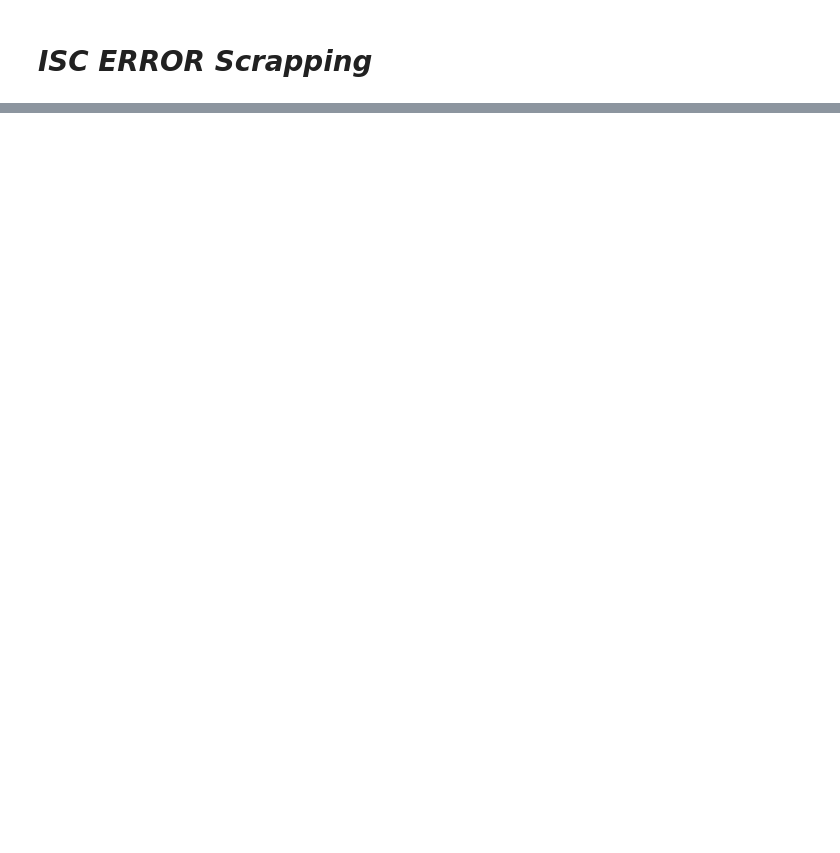
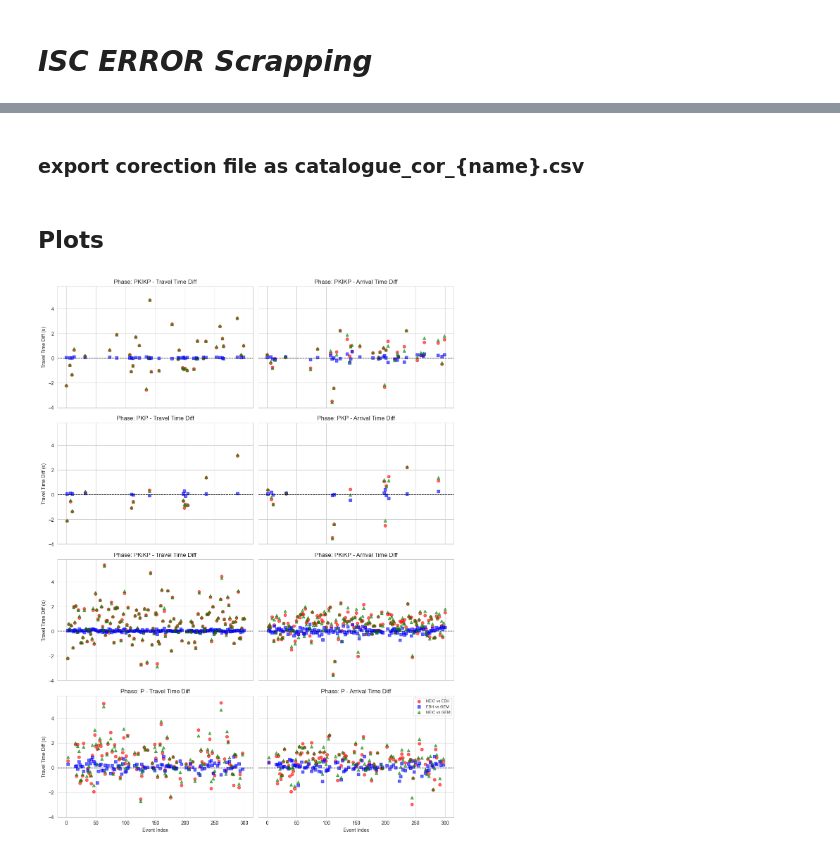
Before and after one commit to GEO-OCEAN-hydroacoustic/toolbox, a Jupyter notebook: src/utils/physics/predict_tel_time/Preprocessing_p_time.ipynb, the cells around one changed output, grey strips where cells are left out. Drawn from its saved outputs; the diff is of its cells as text; code cells hidden in the pictures; blank space fills up the shorter version.

```diff
--- a/src/utils/physics/predict_tel_time/Preprocessing_p_time.ipynb
+++ b/src/utils/physics/predict_tel_time/Preprocessing_p_time.ipynb
@@ -283,7 +310,7 @@ TIME_TOLERANCE = 10  # seconds
 # Initialize candidate column
 catalogue['candidate'] = False
 catalogue['file_number'] = -1
-manager = DatFilesManager(PATH)
+manager = DatFilesManager(PATH,kwargs='raw')
 
 def find_candidates(manager, catalogue):
     ORIGINAL_FS = 240.0
@@ -499,0 +617,16 @@ Results saved to seismic_uncertainty_results.csv
+# %%
+PATH = '../../../../data/ISC_cat'
+NAME_NEIC = '/EHB_merged_M6.csv'
+catalogue_ebh = pd.read_csv(PATH + NAME_NEIC, parse_dates=['time', 'key_time'], date_format='ISO8601')
+
+# Expand DataFrame to include all phases
+catalogue_ebh['phases'] = catalogue_ebh.apply(calculate_phases, axis=1)
+catalogue_ebh = catalogue_ebh.explode('phases').reset_index(drop=True)
+
+# Extract phase details into columns
+phase_data = pd.json_normalize(catalogue_ebh['phases'])
+catalogue_ebh = pd.concat([catalogue_ebh.drop('phases', axis=1), phase_data], axis=1)
+
+# Drop rows where phases were not found (optional)
+catalogue_ebh = catalogue_ebh.dropna(subset=['phase'])
+catalogue_ebh
@@ -499,0 +771,2 @@ Results saved to seismic_uncertainty_results.csv
+# %% [markdown]
+### export corection file as catalogue_cor_{name}.csv
@@ -499,0 +794,44 @@ Results saved to seismic_uncertainty_results.csv
+# %% [markdown]
+## Plots
+# %%
+import matplotlib.pyplot as plt
+import seaborn as sns
+
+# Set figure style
+sns.set_style("whitegrid")
+
+# Get unique phases
+phases = merged['phase'].unique()
+
+# Create subplots (rows = number of phases, 2 columns: Travel Time | Arrival Time)
+fig, axes = plt.subplots(len(phases), 2, figsize=(12, 4 * len(phases)), sharex=True, sharey=True)
+
+# Loop through each phase and plot in subplots
+for i, phase in enumerate(phases):
+    subset = merged[merged['phase'] == phase]
+
+    # Travel Time Differences (Left Column)
+    axes[i, 0].scatter(subset.index, subset['travel_time_diff_neic_ebh'], marker='o', color='r', label='NEIC vs GEM', alpha=0.6)
+    axes[i, 0].scatter(subset.index, subset['travel_time_diff_ebh_gem'], marker='s', color='b', label='EBH vs GEM', alpha=0.6)
+    axes[i, 0].scatter(subset.index, subset['travel_time_diff_neic_gem'], marker='^', color='g', label='NEIC vs GEM', alpha=0.6)
+    axes[i, 0].axhline(0, color='black', linestyle='--', linewidth=1)
+    axes[i, 0].set_title(f"Phase: {phase} - Travel Time Diff")
+    axes[i, 0].set_ylabel("Travel Time Diff (s)")
+    if i == len(phases) - 1:
+        axes[i, 0].set_xlabel("Event Index")
+
+    # Arrival Time Differences (Right Column)
+    axes[i, 1].scatter(subset.index, subset['arrival_time_diff_neic_ebh'], marker='o', color='r', label='NEIC vs EBH', alpha=0.6)
+    axes[i, 1].scatter(subset.index, subset['arrival_time_diff_ebh_gem'], marker='s', color='b', label='EBH vs GEM', alpha=0.6)
+    axes[i, 1].scatter(subset.index, subset['arrival_time_diff_neic_gem'], marker='^', color='g', label='NEIC vs GEM', alpha=0.6)
+    axes[i, 1].axhline(0, color='black', linestyle='--', linewidth=1)
+    axes[i, 1].set_title(f"Phase: {phase} - Arrival Time Diff")
+    if i == len(phases) - 1:
+        axes[i, 1].set_xlabel("Event Index")
+
+# Adjust layout and add legend
+plt.tight_layout()
+plt.legend(loc='upper right', fontsize=8)
+plt.show()
+# %% [output]
+[figure, added]
```
Also changed, not shown: parts of 32 cells of this notebook, 15 other files.
